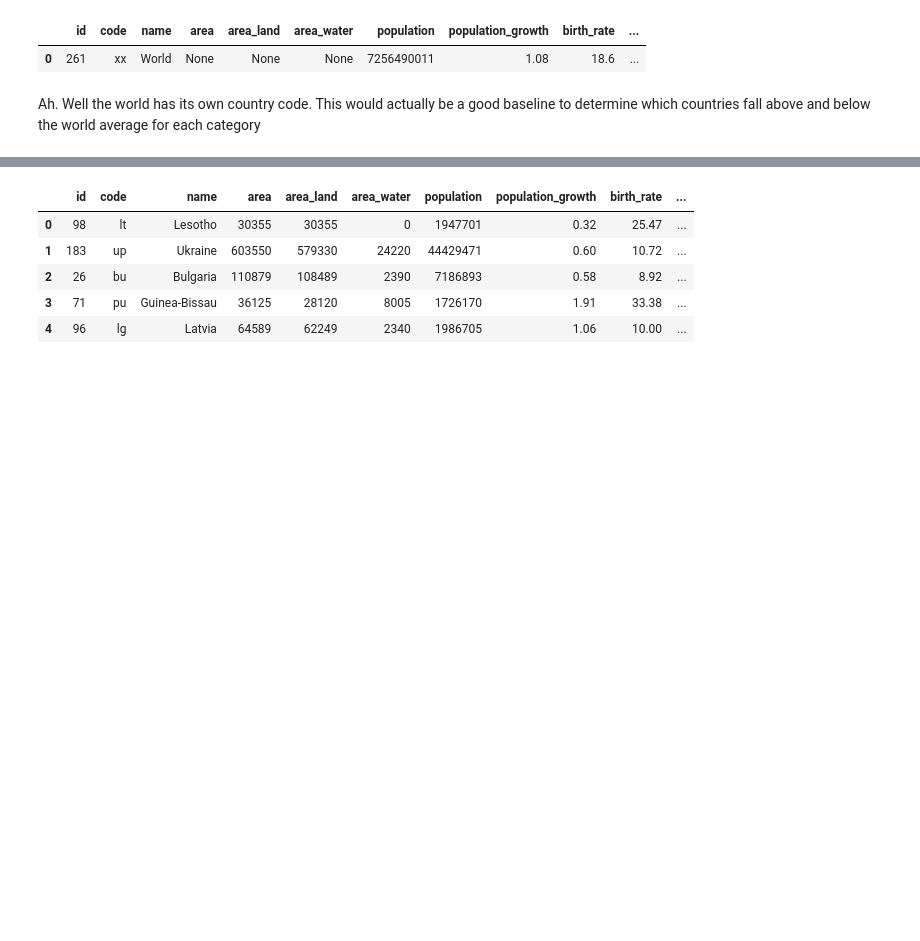
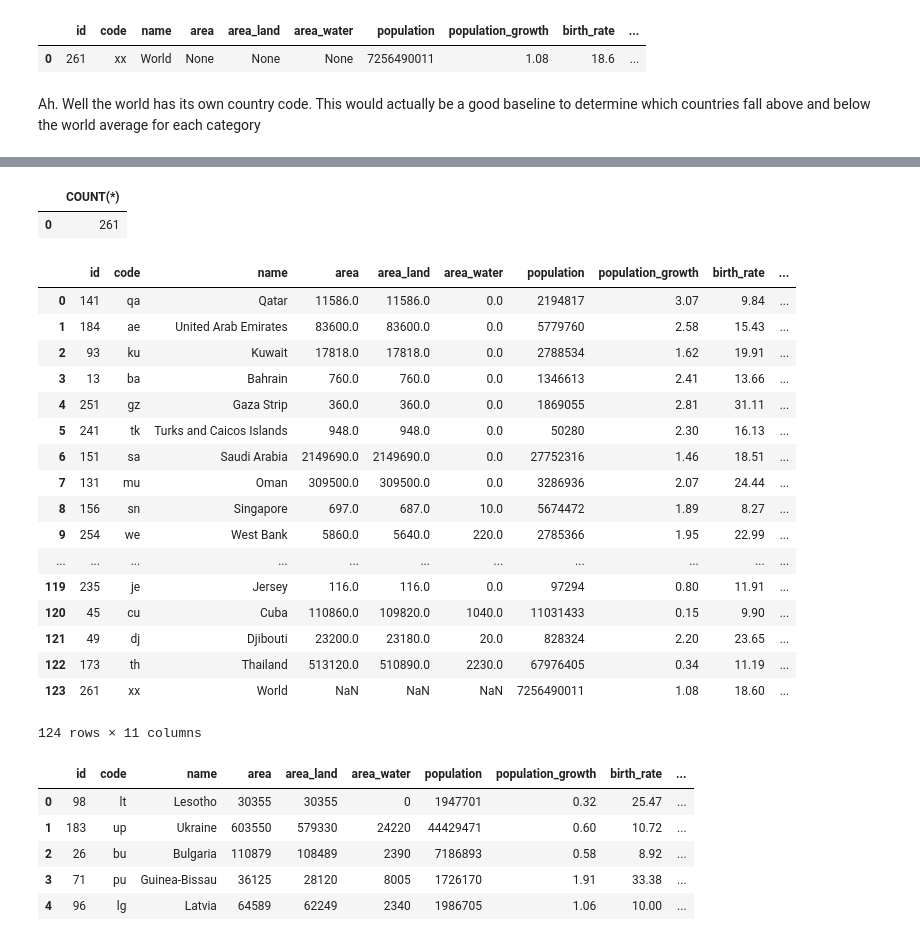
Before and after one commit to xander-bennett/CIA-Factbook-SQLite, a Jupyter notebook: CIA.ipynb, the cells around one changed output, grey strips where cells are left out. Drawn from its saved outputs; the diff is of its cells as text; code cells hidden in the pictures; blank space fills up the shorter version.

Commit message:
added more queries to the notebook. these quereies explored death rate

```diff
--- a/CIA.ipynb
+++ b/CIA.ipynb
@@ -92,3 +88,42 @@ Ah. Well the world has its own country code. This would actually be a good basel
+# %%
+# how many countries are there?
+q6 = '''
+SELECT COUNT(*)
+FROM facts
+'''
+pd.read_sql_query(q6, conn)
+# %% [output]
+|  | COUNT(*) |
+| 0 | 261 |
+# %%
+# of these 261, how many are below the average death rate for this data?
+# we returned a table of 124 rows. 47% of countries have a lower death rate than the average.
+q6 = '''
+SELECT *
+FROM facts
+WHERE death_rate < (SELECT AVG(death_rate) FROM facts)
+ORDER BY death_rate;
+'''
+pd.read_sql_query(q6, conn)
+# %% [output]
+|  | id | code | name | area | area_land | area_water | population | population_growth | birth_rate | ... |
+| 0 | 141 | qa | Qatar | 11586.0 | 11586.0 | 0.0 | 2194817 | 3.07 | 9.84 | ... |
+| 1 | 184 | ae | United Arab Emirates | 83600.0 | 83600.0 | 0.0 | 5779760 | 2.58 | 15.43 | ... |
+| 2 | 93 | ku | Kuwait | 17818.0 | 17818.0 | 0.0 | 2788534 | 1.62 | 19.91 | ... |
+| 3 | 13 | ba | Bahrain | 760.0 | 760.0 | 0.0 | 1346613 | 2.41 | 13.66 | ... |
+| 4 | 251 | gz | Gaza Strip | 360.0 | 360.0 | 0.0 | 1869055 | 2.81 | 31.11 | ... |
+| 5 | 241 | tk | Turks and Caicos Islands | 948.0 | 948.0 | 0.0 | 50280 | 2.30 | 16.13 | ... |
+| 6 | 151 | sa | Saudi Arabia | 2149690.0 | 2149690.0 | 0.0 | 27752316 | 1.46 | 18.51 | ... |
+| 7 | 131 | mu | Oman | 309500.0 | 309500.0 | 0.0 | 3286936 | 2.07 | 24.44 | ... |
+| 8 | 156 | sn | Singapore | 697.0 | 687.0 | 10.0 | 5674472 | 1.89 | 8.27 | ... |
+| 9 | 254 | we | West Bank | 5860.0 | 5640.0 | 220.0 | 2785366 | 1.95 | 22.99 | ... |
+| ... | ... | ... | ... | ... | ... | ... | ... | ... | ... | ... |
+| 119 | 235 | je | Jersey | 116.0 | 116.0 | 0.0 | 97294 | 0.80 | 11.91 | ... |
+| 120 | 45 | cu | Cuba | 110860.0 | 109820.0 | 1040.0 | 11031433 | 0.15 | 9.90 | ... |
+| 121 | 49 | dj | Djibouti | 23200.0 | 23180.0 | 20.0 | 828324 | 2.20 | 23.65 | ... |
+| 122 | 173 | th | Thailand | 513120.0 | 510890.0 | 2230.0 | 67976405 | 0.34 | 11.19 | ... |
+| 123 | 261 | xx | World | NaN | NaN | NaN | 7256490011 | 1.08 | 18.60 | ... |
+124 rows × 11 columns
 # %%
 # what about the countries with the highest death_rate?
 q6 = '''
```
Also changed, not shown: parts of 1 cell of this notebook.
